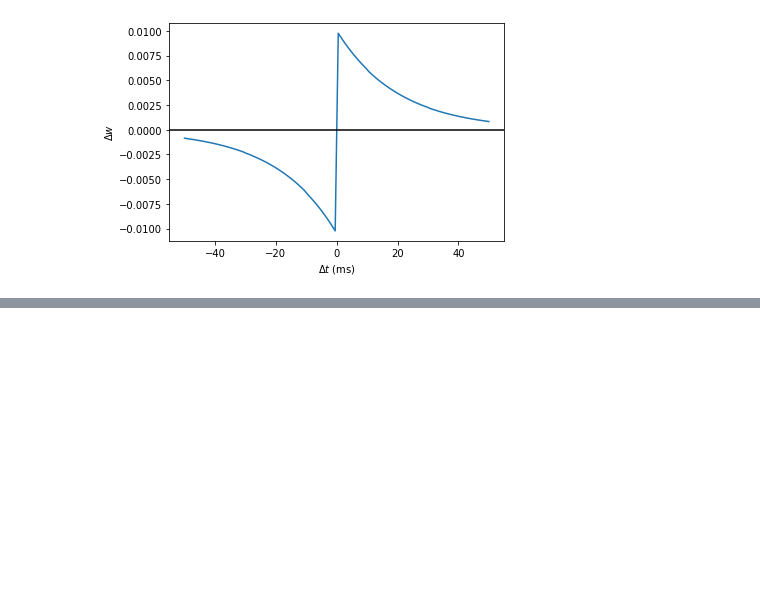
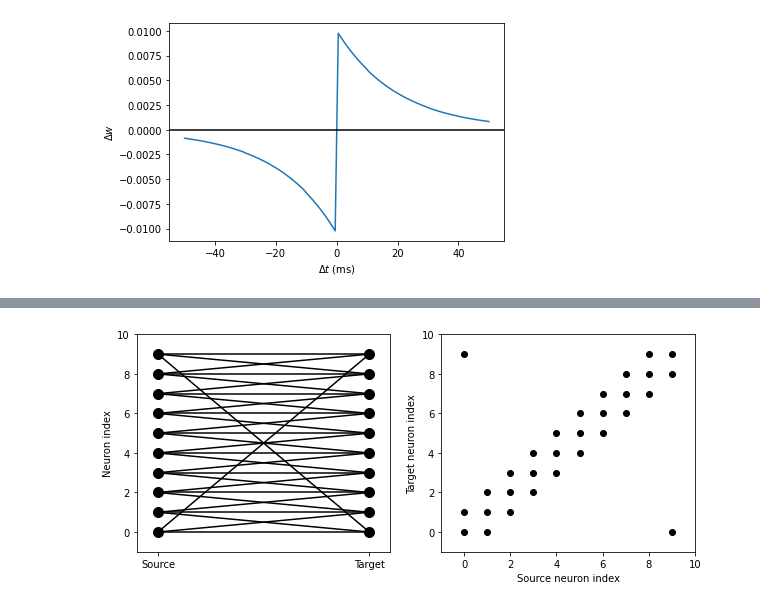
Before and after one commit to Ziaeemehr/workshop_brian, a Jupyter notebook: intro_part2_synapse.ipynb, the cells around one changed output, grey strips where cells are left out. Saved outputs shown, nothing was run; the diff lists cells and outputs as text; code cells hidden in the pictures; blank space fills up the shorter version.

```diff
--- a/intro_part2_synapse.ipynb
+++ b/intro_part2_synapse.ipynb
@@ -299,0 +313,7 @@ axhline(0, ls='-', c='k');
+# %%
+import networkx as nx
+N = 10
+K = 3
+G = nx.watts_strogatz_graph(N, K, 0, seed=1)
+A = nx.to_numpy_array(G, dtype=int)
+print(A)
@@ -299,0 +331,10 @@ axhline(0, ls='-', c='k');
+# %%
+cols, rows = np.nonzero(A)
+# %%
+G = NeuronGroup(N, 'v:1')
+S = Synapses(G, G)
+S.connect(i=rows, j=cols)
+S.connect(j='i')
+visualise_connectivity(S)
+# %% [output]
+[figure, added]
```
Also changed, not shown: parts of 5 cells of this notebook, 2 other files.
